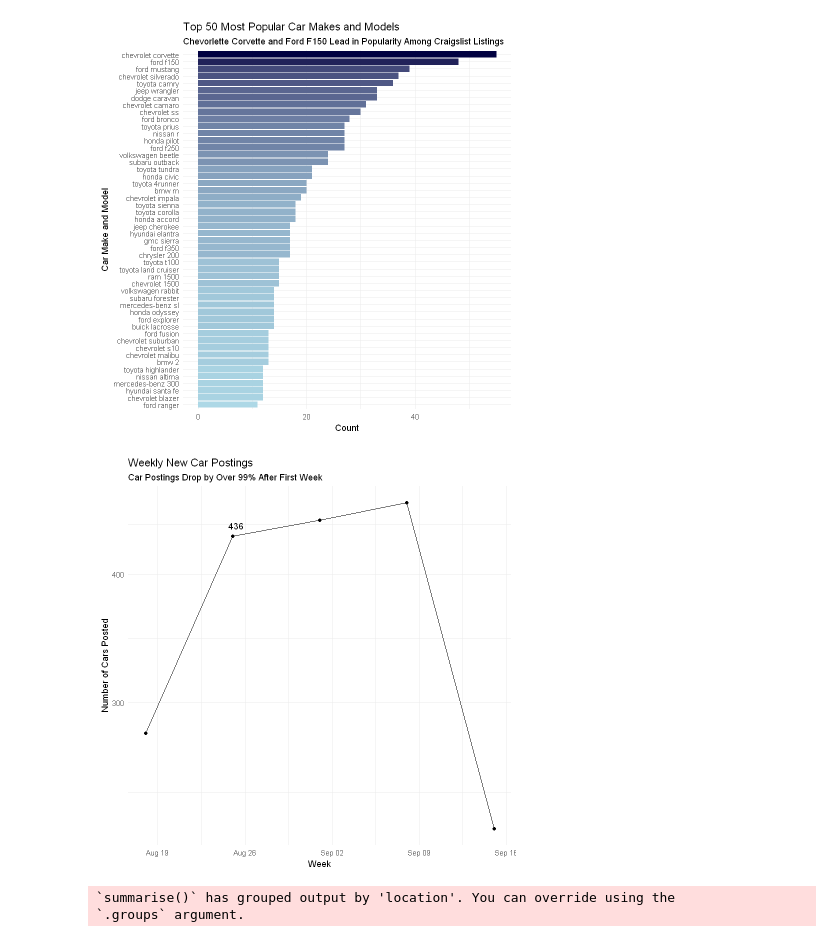
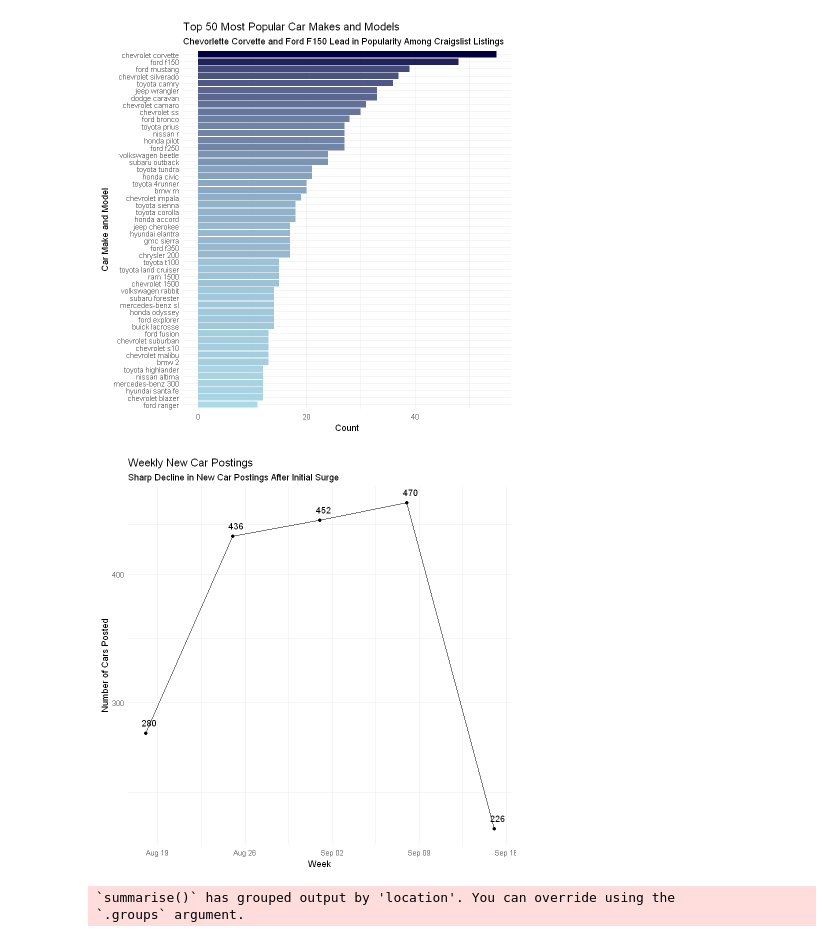
Before and after one commit to Aportra/data_viz_assignment, a Jupyter notebook: data_viz.ipynb, the cells around one changed output. Saved outputs shown, nothing was run; the diff lists cells and outputs as text; code cells hidden in the pictures.

```diff
--- a/data_viz.ipynb
+++ b/data_viz.ipynb
@@ -37,35 +37,35 @@ ggplot(data = top_car_counts, aes(y = reorder(paste(make, model), count), x = co
 cleaned_data2 <- cleaned_data
 
 cleaned_data2$time_posted <- as.Date(cleaned_data$time_posted)
 
 
 
 # daily_plot <- cleaned_data2 %>%
 #     group_by(time_posted) %>%
 #     summarise(Count = n()) %>%
 #     ggplot(aes(x = time_posted, y = Count)) +
 #     geom_line() +
 #     theme_minimal() +
 #     labs(x = "Date", y = "Frequency", title = "Postings Per Day") +
 #     geom_text(aes(label = ifelse(time_posted == as.Date("2024-07-03"), Count, "")), vjust = -1, hjust = 1) +
 #     geom_point(aes(x = time_posted, y = Count))
 
 # daily_plot
 
 weekly_data <- cleaned_data2 %>%
     mutate(week = floor_date(time_posted, unit = "week")) %>% # Create a new 'week' column by rounding dates to the start of the week
     group_by(week) %>%
     summarise(Count = n())
 
 ggplot(data = weekly_data, aes(x = week, y = Count)) +
     geom_line() +
     scale_y_log10() +
     labs(title = "Weekly New Car Postings", x = "Week", y = "Number of Cars Posted", subtitle = "Sharp Decline in New Car Postings After Initial Surge") +
-    geom_text(aes(label = ifelse(week == as.Date("2024-06-30") | week == as.Date("2024-08-25"), Count, "")), vjust = -1, hjust = .25) +
+    geom_text(aes(label = Count), vjust = -1, hjust = .25) +
     geom_point(aes(x = week, y = Count)) +
     theme_minimal()
 # %% [output]
-[figure, old version]
+[figure, new version]
 # %%
 location_data = cleaned_data2 %>%
     mutate(week = floor_date(time_posted, unit = "week")) %>%
```
